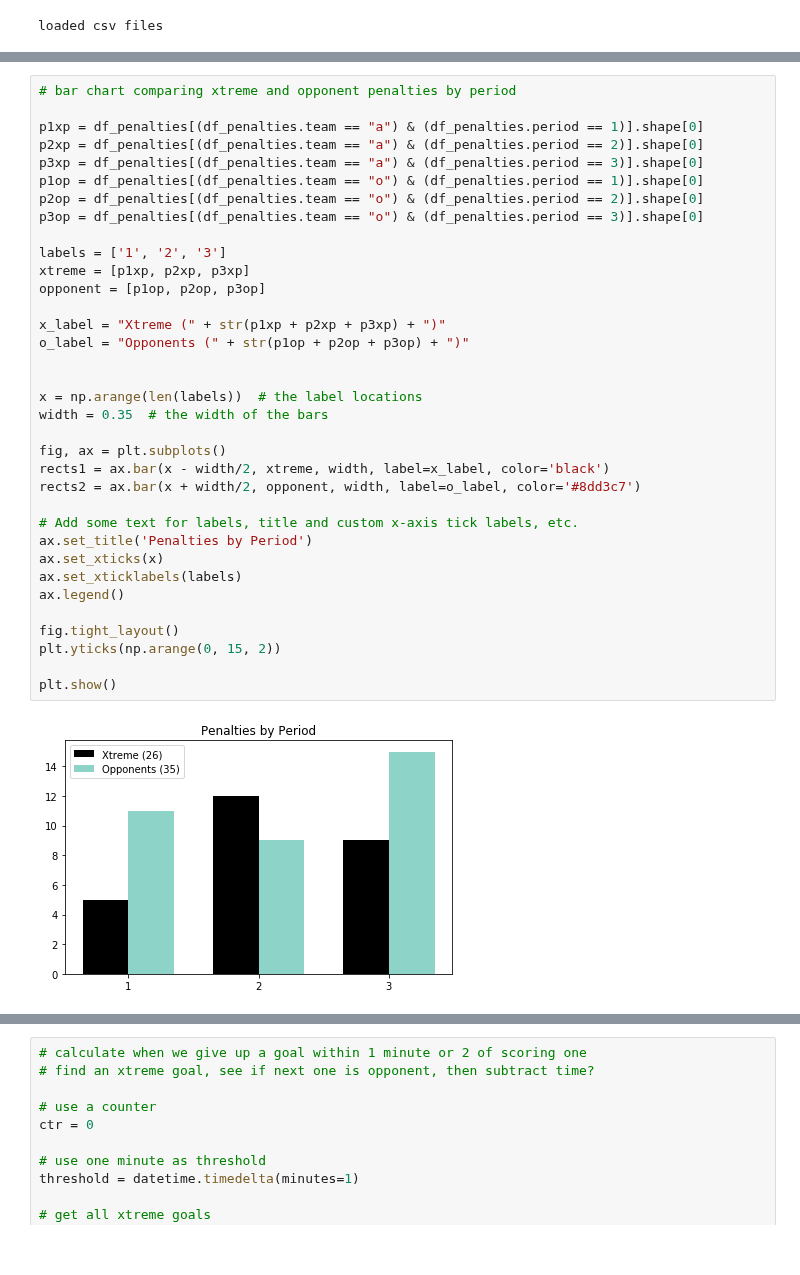
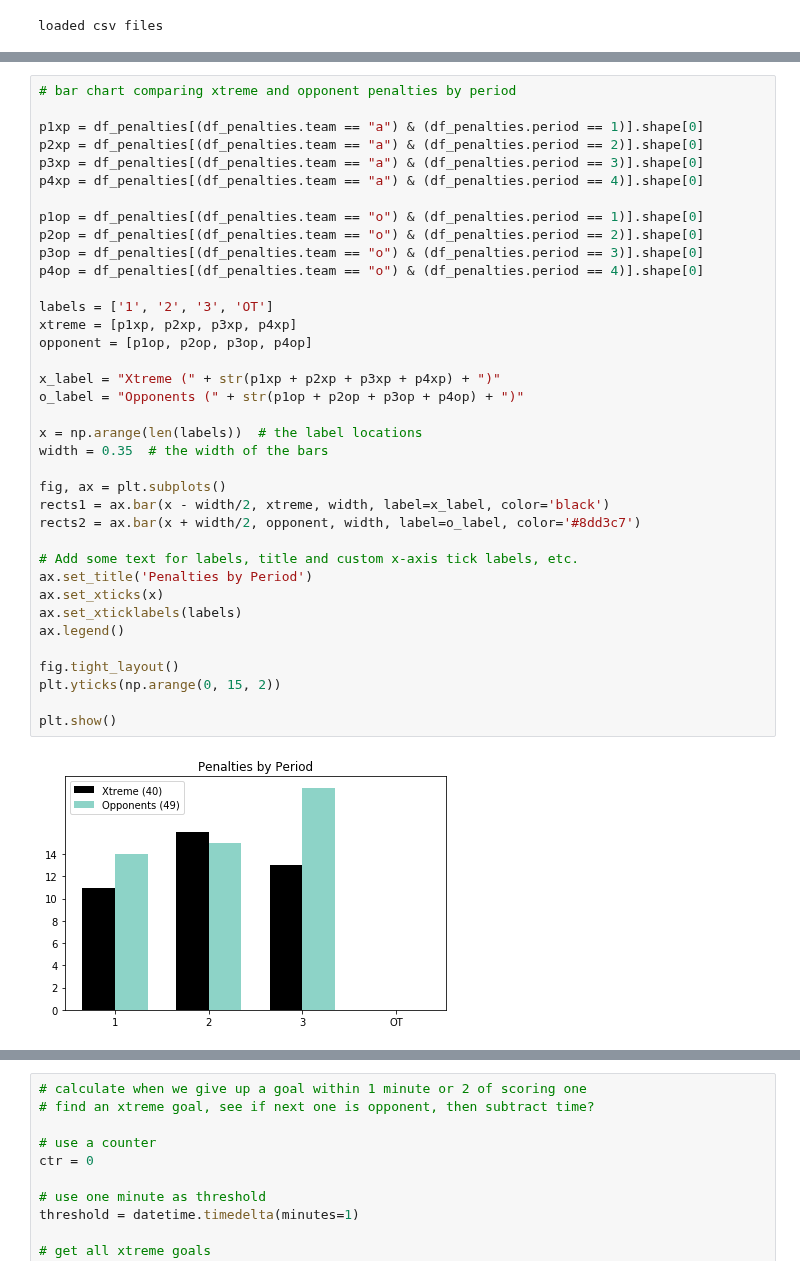
Before and after one commit to werntzp/hockey-stats, a Jupyter notebook: stats_charts.ipynb, the cells around one changed output, grey strips where cells are left out. Saved outputs shown, nothing was run; the diff lists cells and outputs as text.

```diff
--- a/stats_charts.ipynb
+++ b/stats_charts.ipynb
@@ -93,40 +99,42 @@ plt.show()
 # %%
 # bar chart comparing xtreme and opponent penalties by period
 
 p1xp = df_penalties[(df_penalties.team == "a") & (df_penalties.period == 1)].shape[0]
 p2xp = df_penalties[(df_penalties.team == "a") & (df_penalties.period == 2)].shape[0]
 p3xp = df_penalties[(df_penalties.team == "a") & (df_penalties.period == 3)].shape[0]
+p4xp = df_penalties[(df_penalties.team == "a") & (df_penalties.period == 4)].shape[0]
+
 p1op = df_penalties[(df_penalties.team == "o") & (df_penalties.period == 1)].shape[0]
 p2op = df_penalties[(df_penalties.team == "o") & (df_penalties.period == 2)].shape[0]
 p3op = df_penalties[(df_penalties.team == "o") & (df_penalties.period == 3)].shape[0]
+p4op = df_penalties[(df_penalties.team == "o") & (df_penalties.period == 4)].shape[0]
 
-labels = ['1', '2', '3']
-xtreme = [p1xp, p2xp, p3xp]
-opponent = [p1op, p2op, p3op]
+labels = ['1', '2', '3', 'OT']
+xtreme = [p1xp, p2xp, p3xp, p4xp]
+opponent = [p1op, p2op, p3op, p4op]
 
-x_label = "Xtreme (" + str(p1xp + p2xp + p3xp) + ")"
-o_label = "Opponents (" + str(p1op + p2op + p3op) + ")"
-
+x_label = "Xtreme (" + str(p1xp + p2xp + p3xp + p4xp) + ")"
+o_label = "Opponents (" + str(p1op + p2op + p3op + p4op) + ")"
 
 x = np.arange(len(labels))  # the label locations
 width = 0.35  # the width of the bars
 
 fig, ax = plt.subplots()
 rects1 = ax.bar(x - width/2, xtreme, width, label=x_label, color='black')
 rects2 = ax.bar(x + width/2, opponent, width, label=o_label, color='#8dd3c7')
 
 # Add some text for labels, title and custom x-axis tick labels, etc.
 ax.set_title('Penalties by Period')
 ax.set_xticks(x)
 ax.set_xticklabels(labels)
 ax.legend()
 
 fig.tight_layout()
 plt.yticks(np.arange(0, 15, 2))
 
 plt.show()
 # %% [output]
-[figure, old version]
+[figure, new version]
 # %%
 # treemap with penalty types
 
```
Also changed, not shown: parts of 12 cells of this notebook.
